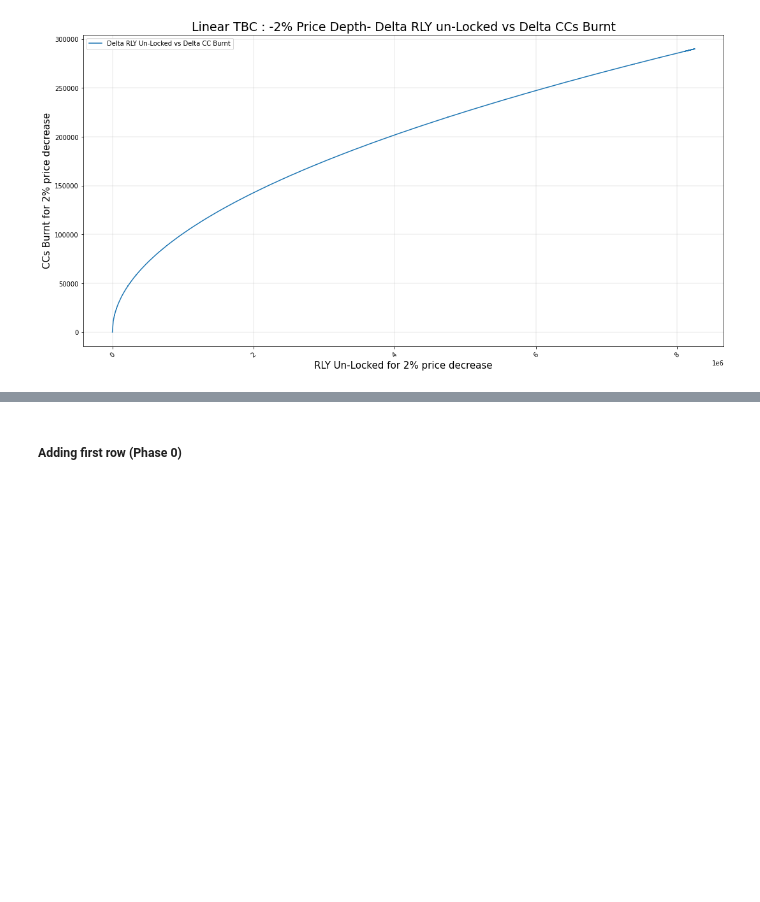
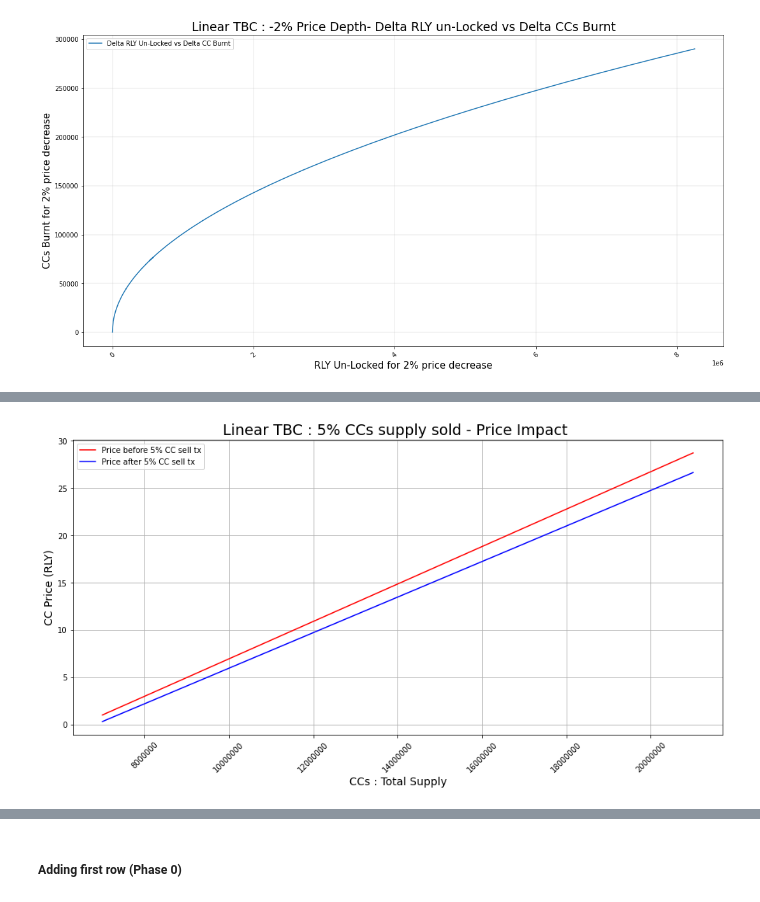
Before and after one commit to astro-martian/Rally_TBCs_, a Jupyter notebook: Linear_TBC_Templates.ipynb, the cells around one changed output, grey strips where cells are left out. Saved outputs shown, nothing was run; the diff lists cells and outputs as text; code cells hidden in the pictures; blank space fills up the shorter version.

```diff
--- a/Linear_TBC_Templates.ipynb
+++ b/Linear_TBC_Templates.ipynb
@@ -515,3 +580,23 @@ plt.legend()
+# %%
+fig,ax = plt.subplots(figsize=(15, 7))
+plt.xticks(rotation=45)
+plt.title('Linear TBC : 5% CCs supply sold - Price Impact ',fontsize = 19)
+
+ax.plot( _5_perc_analysis_df.loc[:,'CCs : Total Supply'],_5_perc_analysis_df.loc[:,'CCs : Price (RLY)'], '-r',label="Price before 5% CC sell tx")
+ax.plot( _5_perc_analysis_df.loc[:,'CCs : Total Supply'],_5_perc_analysis_df.loc[:,'New Price'], '-b',label="Price after 5% CC sell tx")
+ax.set_xlabel("CCs : Total Supply",fontsize=14)
+ax.set_ylabel("CC Price (RLY)",fontsize=14)
+ax.legend(loc='upper left')
+ax.grid(True)
+ax.ticklabel_format(useOffset=False, style='plain')
+
+# ax2=ax.twinx()
+# ax2.plot( _5_perc_analysis_df.loc[0:100,'CCs : Total Supply'],_5_perc_analysis_df.loc[0:100,'New Price'],'-b',label="Price after 5% CC sell tx")
+# ax2.set_ylabel("Price after 5% CC sell tx",fontsize=14)
+# ax2.legend(loc='upper right')
+# ax2.ticklabel_format(useOffset=False, style='plain')
+# %% [output]
+[figure, added]
 # %%
 def num(x):
     f = round(x / 1000000,2)
```
Also changed, not shown: parts of 39 cells of this notebook, 2 other files.
